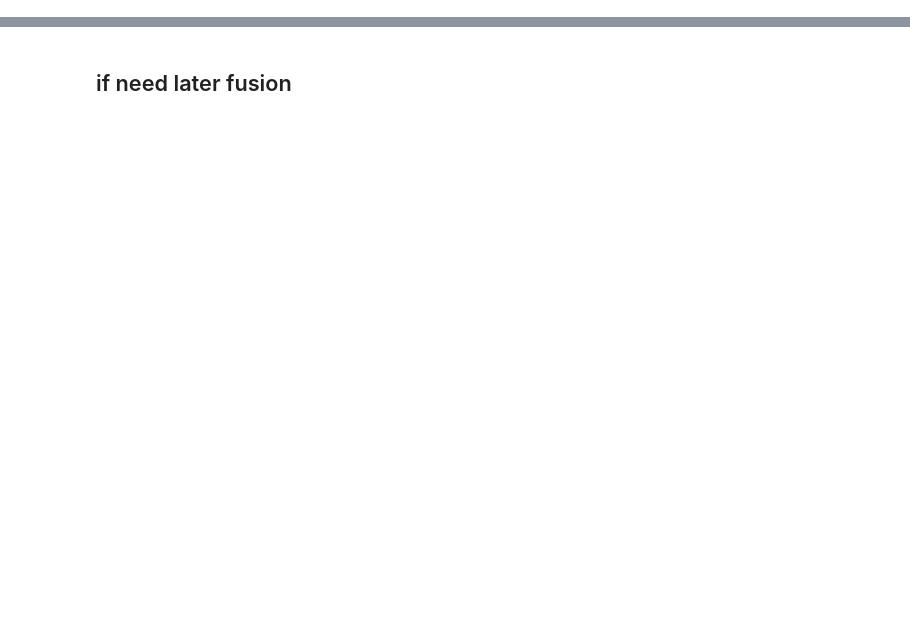
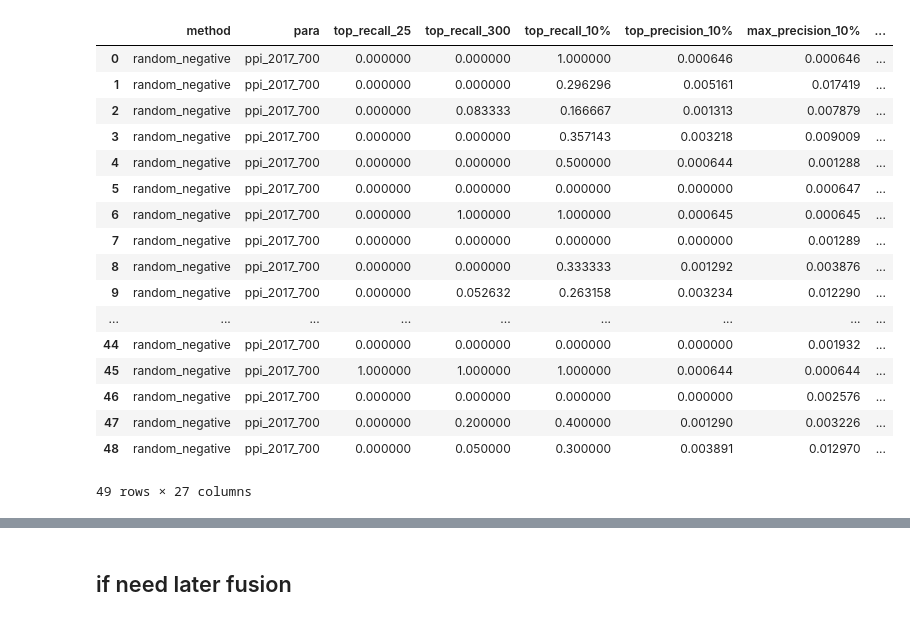
Before and after one commit to ZiyuZhang1/svm, a Jupyter notebook: src/results_analysis_all.ipynb, the cells around one changed output, grey strips where cells are left out. Cells and saved outputs as stored; diff of their text form; code cells hidden in the pictures; blank space fills up the shorter version.

```diff
--- a/src/results_analysis_all.ipynb
+++ b/src/results_analysis_all.ipynb
@@ -483,0 +509,21 @@ fused_2019[fused_2019['para']=='geo_fused']['auroc'].mean()
+# %%
+fused_2019
+# %% [output]
+|  | method | para | top_recall_25 | top_recall_300 | top_recall_10% | top_precision_10% | max_precision_10% | ... |
+| 0 | random_negative | ppi_2017_700 | 0.000000 | 0.000000 | 1.000000 | 0.000646 | 0.000646 | ... |
+| 1 | random_negative | ppi_2017_700 | 0.000000 | 0.000000 | 0.296296 | 0.005161 | 0.017419 | ... |
+| 2 | random_negative | ppi_2017_700 | 0.000000 | 0.083333 | 0.166667 | 0.001313 | 0.007879 | ... |
+| 3 | random_negative | ppi_2017_700 | 0.000000 | 0.000000 | 0.357143 | 0.003218 | 0.009009 | ... |
+| 4 | random_negative | ppi_2017_700 | 0.000000 | 0.000000 | 0.500000 | 0.000644 | 0.001288 | ... |
+| 5 | random_negative | ppi_2017_700 | 0.000000 | 0.000000 | 0.000000 | 0.000000 | 0.000647 | ... |
+| 6 | random_negative | ppi_2017_700 | 0.000000 | 1.000000 | 1.000000 | 0.000645 | 0.000645 | ... |
+| 7 | random_negative | ppi_2017_700 | 0.000000 | 0.000000 | 0.000000 | 0.000000 | 0.001289 | ... |
+| 8 | random_negative | ppi_2017_700 | 0.000000 | 0.000000 | 0.333333 | 0.001292 | 0.003876 | ... |
+| 9 | random_negative | ppi_2017_700 | 0.000000 | 0.052632 | 0.263158 | 0.003234 | 0.012290 | ... |
+| ... | ... | ... | ... | ... | ... | ... | ... | ... |
+| 44 | random_negative | ppi_2017_700 | 0.000000 | 0.000000 | 0.000000 | 0.000000 | 0.001932 | ... |
+| 45 | random_negative | ppi_2017_700 | 1.000000 | 1.000000 | 1.000000 | 0.000644 | 0.000644 | ... |
+| 46 | random_negative | ppi_2017_700 | 0.000000 | 0.000000 | 0.000000 | 0.000000 | 0.002576 | ... |
+| 47 | random_negative | ppi_2017_700 | 0.000000 | 0.200000 | 0.400000 | 0.001290 | 0.003226 | ... |
+| 48 | random_negative | ppi_2017_700 | 0.000000 | 0.050000 | 0.300000 | 0.003891 | 0.012970 | ... |
+49 rows × 27 columns
```
Also changed, not shown: parts of 12 cells of this notebook, 18 other files.
